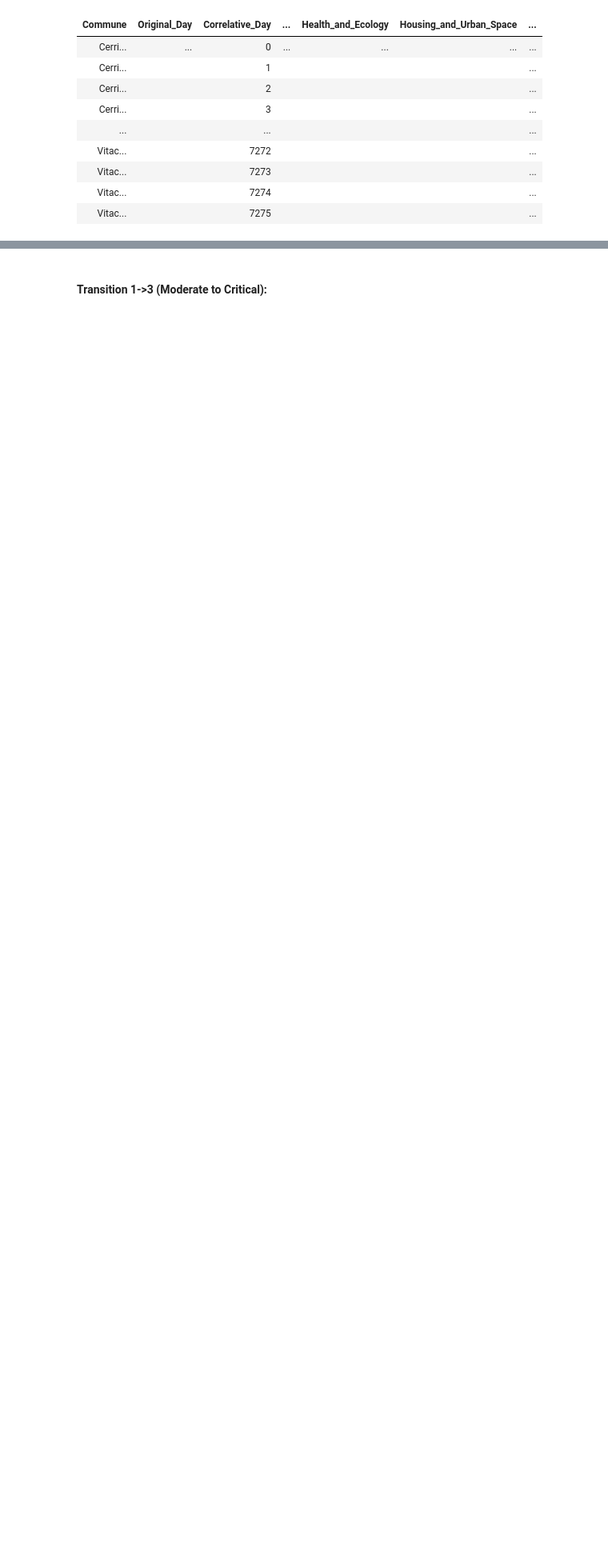
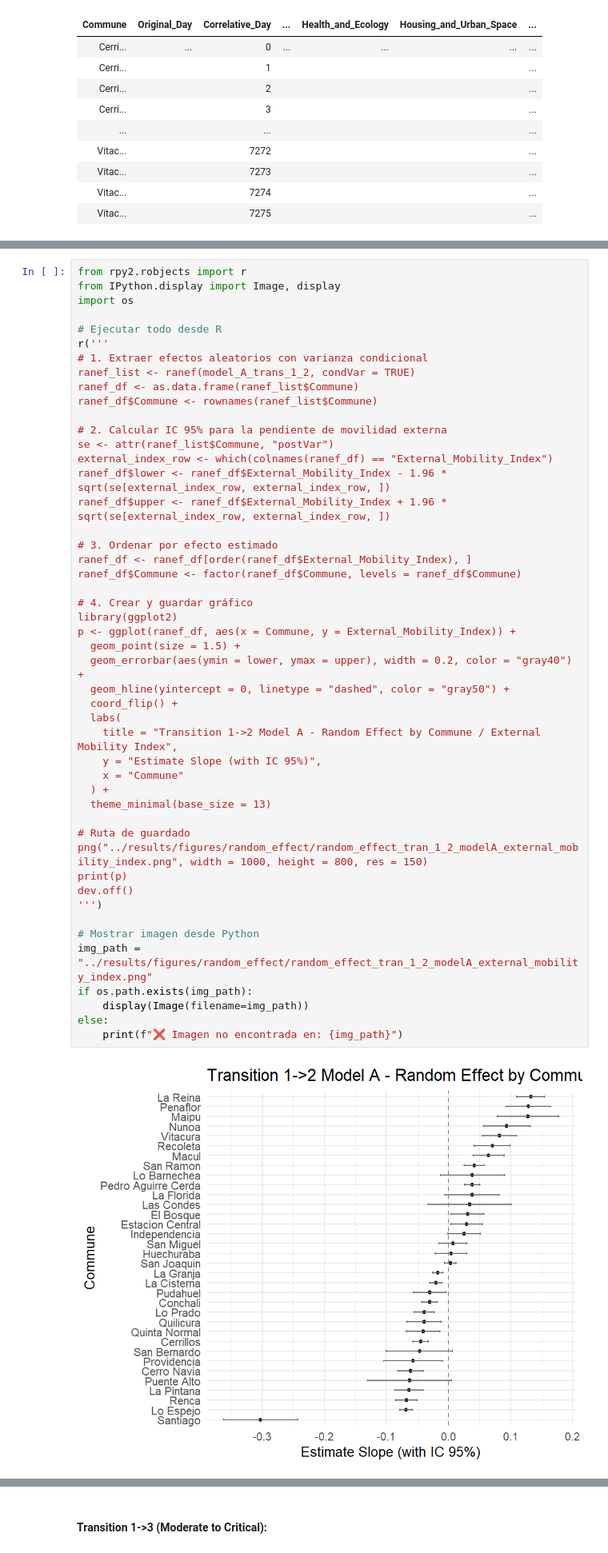
Before and after one commit to lugerlakes/covid-nhmm, a Jupyter notebook: notebooks/Linear_Mixed_Model.ipynb, the cells around one changed output, grey strips where cells are left out. Shown at 80% size. Drawn from its saved outputs; the diff is of its cells as text; blank space fills up the shorter version.

Commit message:
Linear Mixed Model notebook updated

```diff
--- a/notebooks/Linear_Mixed_Model.ipynb
+++ b/notebooks/Linear_Mixed_Model.ipynb
@@ -561,0 +340,50 @@ Index(['Commune', 'Original_Day', 'Correlative_Day', 'Transition',
+# %%
+from rpy2.robjects import r
+from IPython.display import Image, display
+import os
+
+# Ejecutar todo desde R
+r('''
+# 1. Extraer efectos aleatorios con varianza condicional
+ranef_list <- ranef(model_A_trans_1_2, condVar = TRUE)
+ranef_df <- as.data.frame(ranef_list$Commune)
+ranef_df$Commune <- rownames(ranef_list$Commune)
+
+# 2. Calcular IC 95% para la pendiente de movilidad externa
+se <- attr(ranef_list$Commune, "postVar")
+external_index_row <- which(colnames(ranef_df) == "External_Mobility_Index")
+ranef_df$lower <- ranef_df$External_Mobility_Index - 1.96 * sqrt(se[external_index_row, external_index_row, ])
+ranef_df$upper <- ranef_df$External_Mobility_Index + 1.96 * sqrt(se[external_index_row, external_index_row, ])
+
+# 3. Ordenar por efecto estimado
+ranef_df <- ranef_df[order(ranef_df$External_Mobility_Index), ]
+ranef_df$Commune <- factor(ranef_df$Commune, levels = ranef_df$Commune)
+
+# 4. Crear y guardar gráfico
+library(ggplot2)
+p <- ggplot(ranef_df, aes(x = Commune, y = External_Mobility_Index)) +
+  geom_point(size = 1.5) +
+  geom_errorbar(aes(ymin = lower, ymax = upper), width = 0.2, color = "gray40") +
+  geom_hline(yintercept = 0, linetype = "dashed", color = "gray50") +
+  coord_flip() +
+  labs(
+    title = "Transition 1->2 Model A - Random Effect by Commune / External Mobility Index",
+    y = "Estimate Slope (with IC 95%)",
+    x = "Commune"
+  ) +
+  theme_minimal(base_size = 13)
+
+# Ruta de guardado
+png("../results/figures/random_effect/random_effect_tran_1_2_modelA_external_mobility_index.png", width = 1000, height = 800, res = 150)
+print(p)
+dev.off()
+''')
+
+# Mostrar imagen desde Python
+img_path = "../results/figures/random_effect/random_effect_tran_1_2_modelA_external_mobility_index.png"
+if os.path.exists(img_path):
+    display(Image(filename=img_path))
+else:
+    print(f"❌ Imagen no encontrada en: {img_path}")
+# %% [output]
+[figure, added]
```
Also changed, not shown: parts of 74 cells of this notebook, 29 other files.
